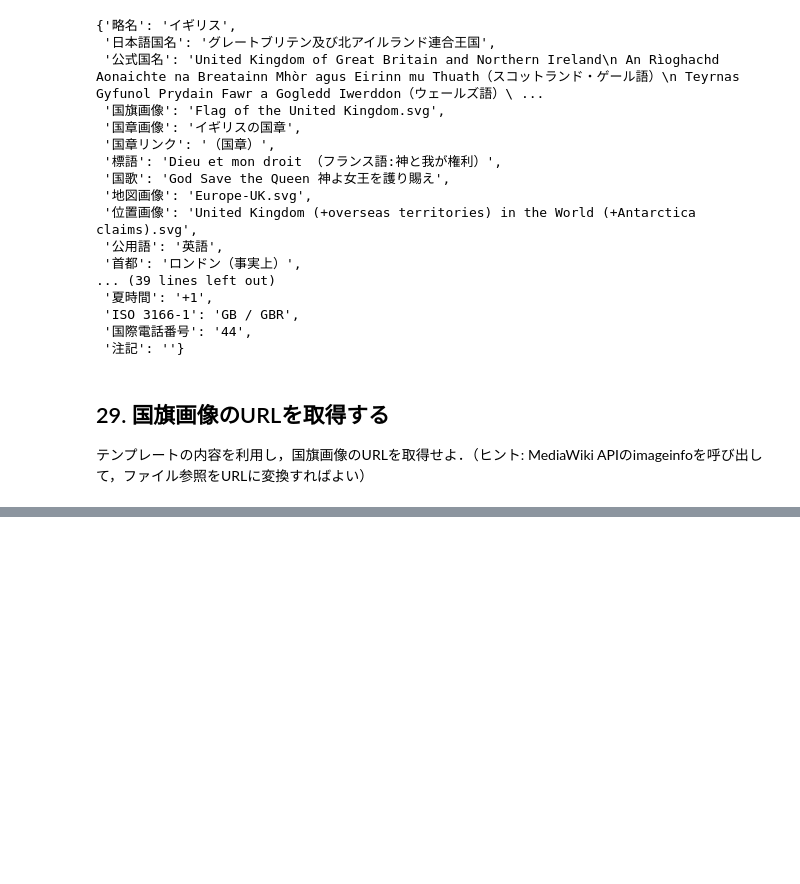
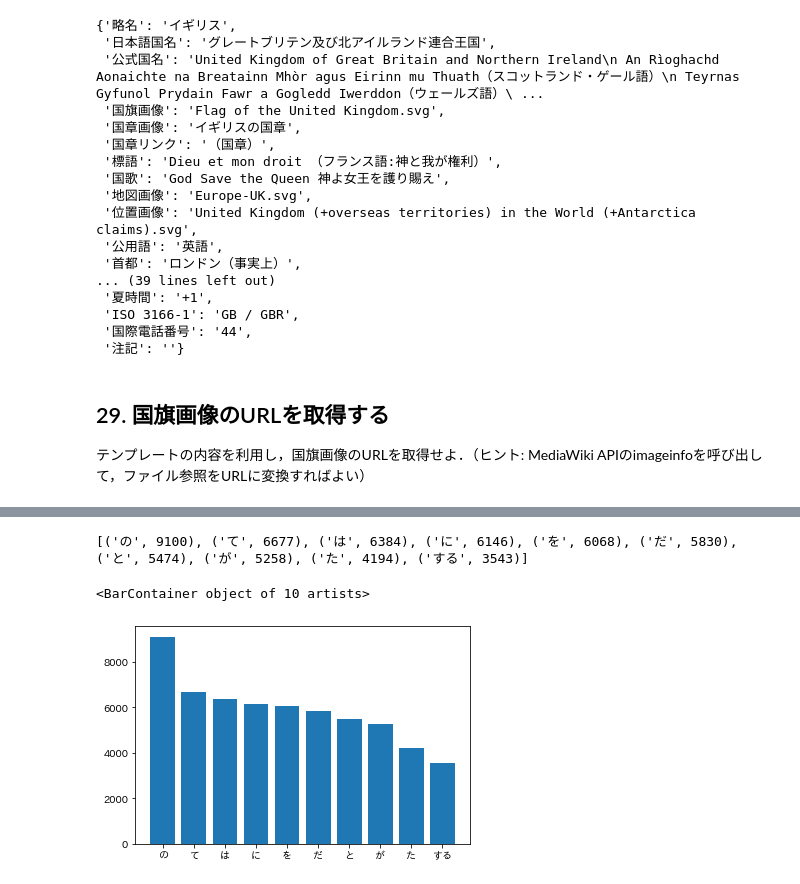
Before and after one commit to omi-key/NLP-100, a Jupyter notebook: nlp/NLP100_2020rev1.ipynb, the cells around one changed output, grey strips where cells are left out. Drawn from its saved outputs; the diff is of its cells as text; code cells hidden in the pictures; blank space fills up the shorter version.

```diff
--- a/nlp/NLP100_2020rev1.ipynb
+++ b/nlp/NLP100_2020rev1.ipynb
@@ -720,0 +798,10 @@ https://upload.wikimedia.org/wikipedia/en/a/ae/Flag_of_the_United_Kingdom.svg
+# %%
+connected = []
+for sen in neko:
+    for i, word in enumerate(sen):
+        if word["pos"] == "名詞" and i < len(sen)-2 and \
+                sen[i+1]["surface"] == "の" and \
+                sen[i+1]["pos"] == "助詞" and \
+                sen[i+2]["pos"] == "名詞":
+            connected.append(sen[i]["surface"] + sen[i+1]["surface"] + sen[i+2]["surface"])
+connected[:10]
@@ -720,0 +814,10 @@ https://upload.wikimedia.org/wikipedia/en/a/ae/Flag_of_the_United_Kingdom.svg
+# %%
+connect = []
+for sen in neko:
+    for i, word in enumerate(sen):
+        if word["pos"] == "名詞" and (j := i) < len(sen)-1:
+            while j < len(sen) and sen[j]["pos"] == "名詞":
+                j += 1
+            if j-i > 1:
+                connect.append("".join(list(map(lambda x: x["surface"], sen[i:j]))))
+print(connect[:10])
@@ -720,0 +834,21 @@ https://upload.wikimedia.org/wikipedia/en/a/ae/Flag_of_the_United_Kingdom.svg
+# %%
+from collections import defaultdict
+word_count = defaultdict(int)
+for sen in neko:
+    for word in sen:
+        if word["pos"] != "記号":
+            word_count[word["base"]] += 1
+word_sorted = sorted(word_count.items(), key=lambda x:-x[1])
+print(topwords := word_sorted[:10])
+
+import matplotlib.pyplot as plt
+import seaborn as sns
+plt.rcParams['font.family'] = 'IPAexGothic'
+%matplotlib inline
+
+topT = [list(map(lambda x:x[0], topwords)), list(map(lambda x:x[1], topwords))]
+plt.bar(*topT, align="center")
+# %% [output]
+[('の', 9100), ('て', 6677), ('は', 6384), ('に', 6146), ('を', 6068), ('だ', 5830), ('と', 5474), ('が', 5258), ('た', 4194), ('する', 3543)]
+<BarContainer object of 10 artists>
+[figure, added]
```
Also changed, not shown: parts of 25 cells of this notebook, 8 other files.
